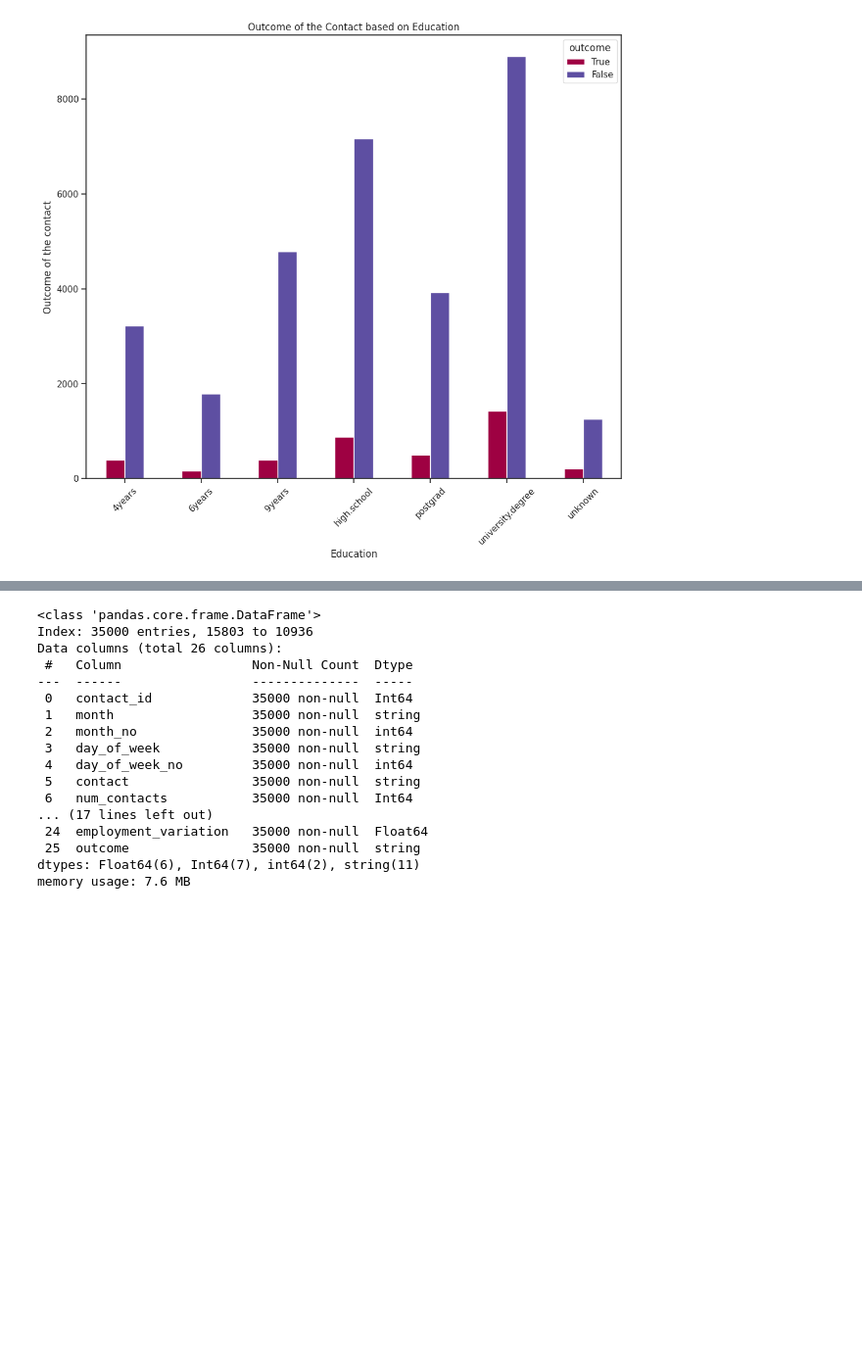
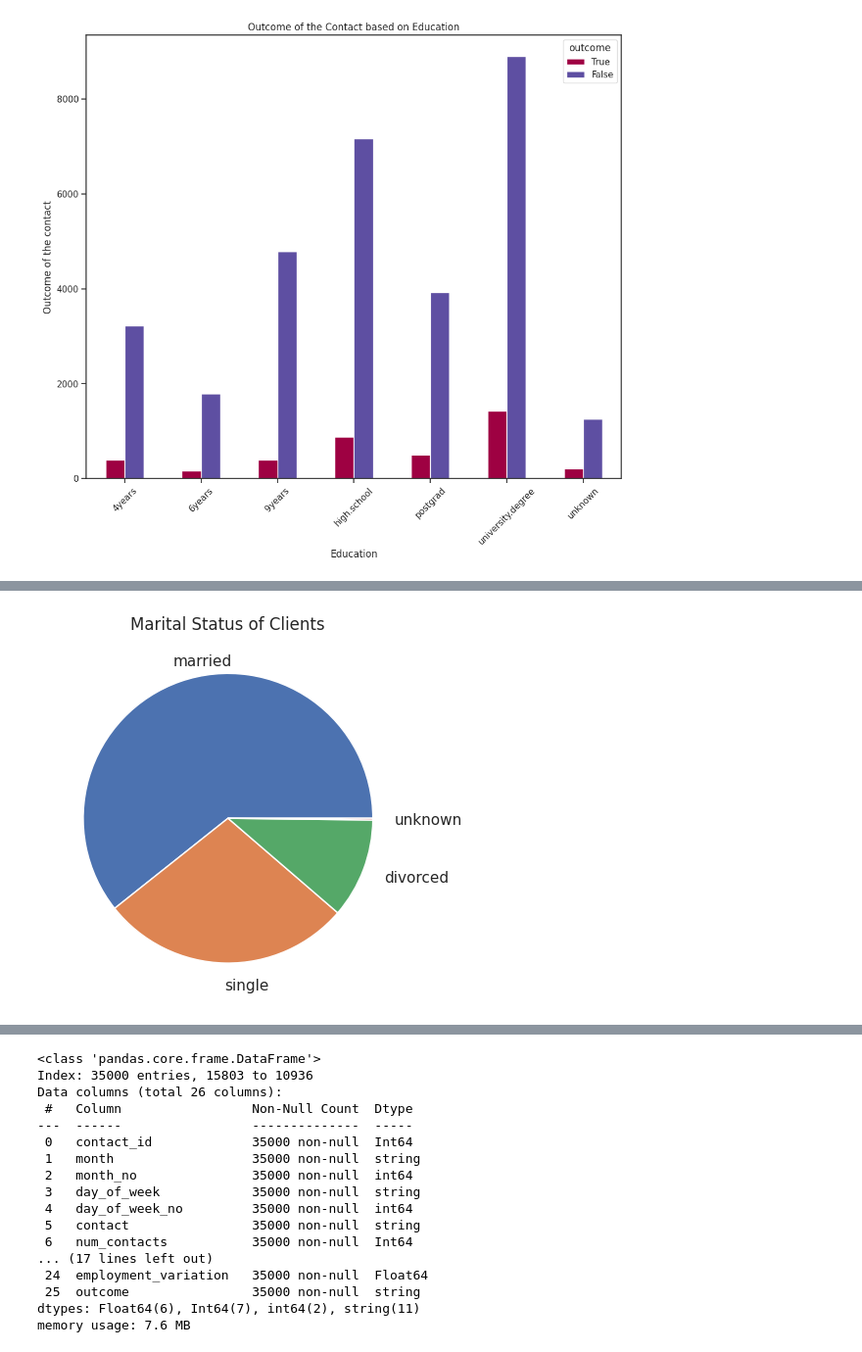
Before and after one commit to krasvachev/Data-Science-Case-Study, a Jupyter notebook: LittleBank_case_study.ipynb, the cells around one changed output, grey strips where cells are left out. Shown at 98% size. Saved outputs shown, nothing was run; the diff lists cells and outputs as text; code cells hidden in the pictures; blank space fills up the shorter version.

```diff
--- a/LittleBank_case_study.ipynb
+++ b/LittleBank_case_study.ipynb
@@ -1320,0 +1322,8 @@ dtype: Int64
+# %%
+labels = df_tr["marital"].unique()
+# %%
+df_tr["marital"].value_counts().plot(kind = "pie", ylabel = "", labels = labels,
+                                     textprops = {"ha": "left", "va": "center"},
+                                     labeldistance = 1.15, title = "Marital Status of Clients");
+# %% [output]
+[figure, added]
```
Also changed, not shown: parts of 33 cells of this notebook, 1 other file.
